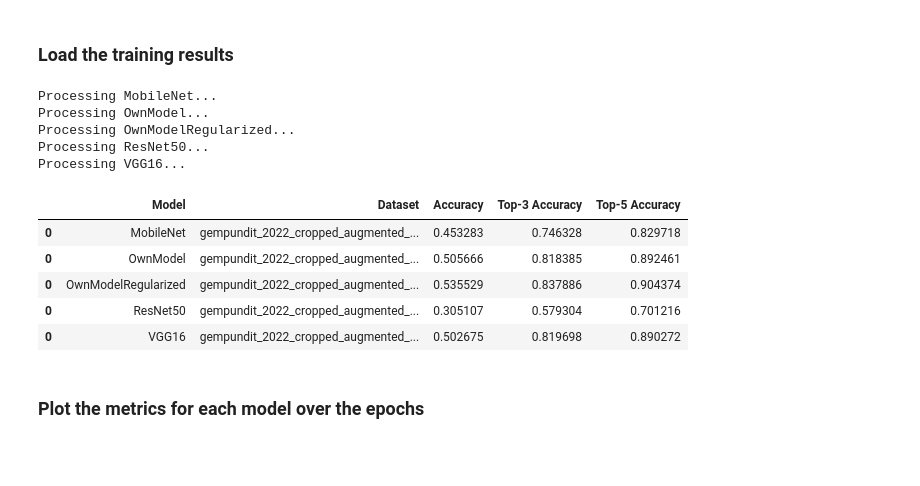
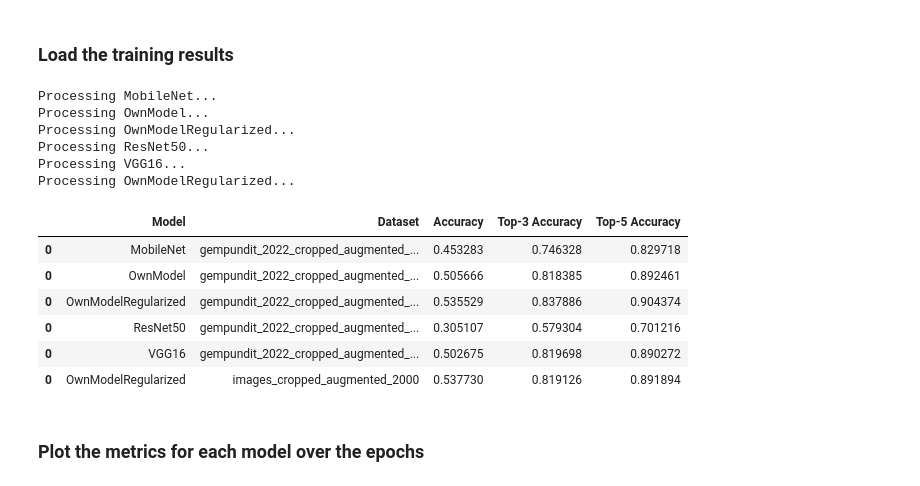
Before and after one commit to stedavkle/gemstone-classifier, a Jupyter notebook: src/04_Model_Evaluation.ipynb, the cells around one changed output. Saved outputs shown, nothing was run; the diff lists cells and outputs as text; code cells hidden in the pictures; blank space fills up the shorter version.

```diff
--- a/src/04_Model_Evaluation.ipynb
+++ b/src/04_Model_Evaluation.ipynb
@@ -21,32 +21,34 @@ os.chdir(r'C:\Users\david\projects\University\gemstone-classifier\src')
 # %%
 results = {}
 top_results = pd.DataFrame(columns=['Model', 'Dataset', 'Accuracy', 'Top-3 Accuracy', 'Top-5 Accuracy'])
 
 for dataset in os.listdir('../mod/'):
     for file in os.listdir(f'../mod/{dataset}/'):
         if file.endswith('.csv'):
             model = os.path.splitext(file)[0]
             print(f'Processing {model}...')
             history = pd.read_csv(f'../mod/{dataset}/{file}')
-            results[model] = history
+            results[model + ' ' + dataset] = history
             top_results = pd.concat([top_results, pd.DataFrame({'Model': model,
                                                                 'Dataset': dataset,
                                                                 'Accuracy': history['val_accuracy'].max(),
                                                                 'Top-3 Accuracy': history['val_top_3_accuracy'].max(),
                                                                 'Top-5 Accuracy': history['val_top_5_accuracy'].max()}, index=[0])])
 top_results
 # %% [output]
 Processing MobileNet...
 Processing OwnModel...
 Processing OwnModelRegularized...
 Processing ResNet50...
 Processing VGG16...
+Processing OwnModelRegularized...
 |  | Model | Dataset | Accuracy | Top-3 Accuracy | Top-5 Accuracy |
 | 0 | MobileNet | gempundit_2022_cropped_augmented_... | 0.453283 | 0.746328 | 0.829718 |
 | 0 | OwnModel | gempundit_2022_cropped_augmented_... | 0.505666 | 0.818385 | 0.892461 |
 | 0 | OwnModelRegularized | gempundit_2022_cropped_augmented_... | 0.535529 | 0.837886 | 0.904374 |
 | 0 | ResNet50 | gempundit_2022_cropped_augmented_... | 0.305107 | 0.579304 | 0.701216 |
 | 0 | VGG16 | gempundit_2022_cropped_augmented_... | 0.502675 | 0.819698 | 0.890272 |
+| 0 | OwnModelRegularized | images_cropped_augmented_2000 | 0.537730 | 0.819126 | 0.891894 |
 # %% [markdown]
 ### Plot the metrics for each model over the epochs
 # %%
```
Also changed, not shown: parts of 1 cell of this notebook, 2 other files.
